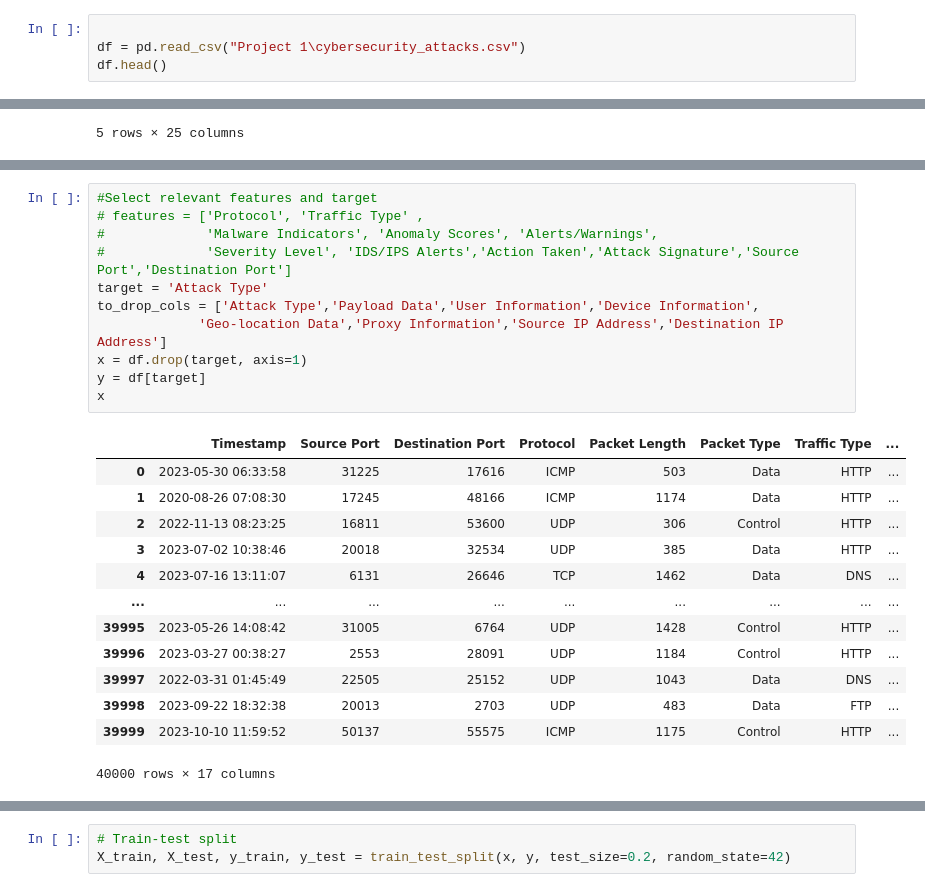
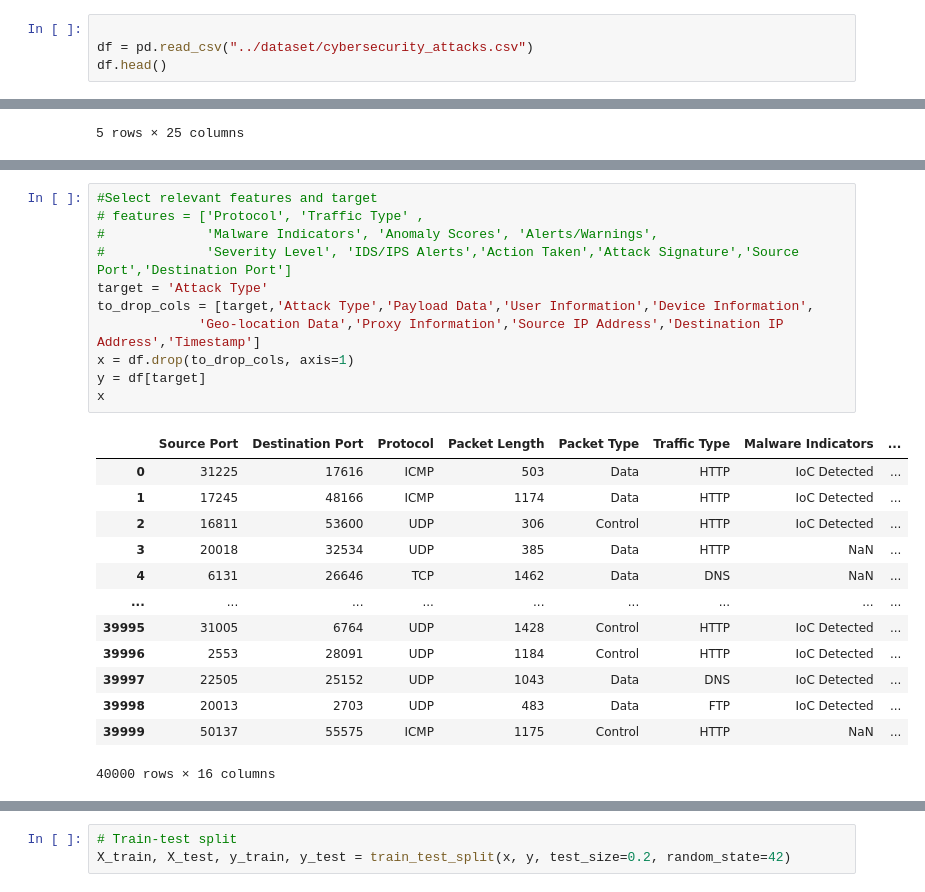
Before and after one commit to sacumesh/cyber-attack-predictor, a Jupyter notebook: notebook/experiment1.ipynb, the cells around one changed output, grey strips where cells are left out. Cells and saved outputs as stored; diff of their text form.

Commit message:
work on timestemp and proxy information

```diff
--- a/notebook/experiment1.ipynb
+++ b/notebook/experiment1.ipynb
@@ -14,7 +14,7 @@ from sklearn.feature_selection import RFE
 from sklearn.preprocessing import FunctionTransformer
 # %%
 
-df = pd.read_csv("Project 1\cybersecurity_attacks.csv")
+df = pd.read_csv("../dataset/cybersecurity_attacks.csv")
 df.head()
 # %% [output]
 |  | Timestamp | Source IP Address | Destination IP Address | Source Port | Destination Port | Protocol | ... |
@@ -42,28 +38,28 @@ Name: Source IP Address, Length: 40000, dtype: object
 # %%
 #Select relevant features and target
 # features = ['Protocol', 'Traffic Type' ,
 #             'Malware Indicators', 'Anomaly Scores', 'Alerts/Warnings',
 #             'Severity Level', 'IDS/IPS Alerts','Action Taken','Attack Signature','Source Port','Destination Port']
 target = 'Attack Type'
-to_drop_cols = ['Attack Type','Payload Data','User Information','Device Information',
-             'Geo-location Data','Proxy Information','Source IP Address','Destination IP Address']
-x = df.drop(target, axis=1)
+to_drop_cols = [target,'Attack Type','Payload Data','User Information','Device Information',
+             'Geo-location Data','Proxy Information','Source IP Address','Destination IP Address','Timestamp']
+x = df.drop(to_drop_cols, axis=1)
 y = df[target]
 x
 # %% [output]
-|  | Timestamp | Source Port | Destination Port | Protocol | Packet Length | Packet Type | Traffic Type | ... |
-| 0 | 2023-05-30 06:33:58 | 31225 | 17616 | ICMP | 503 | Data | HTTP | ... |
-| 1 | 2020-08-26 07:08:30 | 17245 | 48166 | ICMP | 1174 | Data | HTTP | ... |
-| 2 | 2022-11-13 08:23:25 | 16811 | 53600 | UDP | 306 | Control | HTTP | ... |
-| 3 | 2023-07-02 10:38:46 | 20018 | 32534 | UDP | 385 | Data | HTTP | ... |
-| 4 | 2023-07-16 13:11:07 | 6131 | 26646 | TCP | 1462 | Data | DNS | ... |
+|  | Source Port | Destination Port | Protocol | Packet Length | Packet Type | Traffic Type | Malware Indicators | ... |
+| 0 | 31225 | 17616 | ICMP | 503 | Data | HTTP | IoC Detected | ... |
+| 1 | 17245 | 48166 | ICMP | 1174 | Data | HTTP | IoC Detected | ... |
+| 2 | 16811 | 53600 | UDP | 306 | Control | HTTP | IoC Detected | ... |
+| 3 | 20018 | 32534 | UDP | 385 | Data | HTTP | NaN | ... |
+| 4 | 6131 | 26646 | TCP | 1462 | Data | DNS | NaN | ... |
 | ... | ... | ... | ... | ... | ... | ... | ... | ... |
-| 39995 | 2023-05-26 14:08:42 | 31005 | 6764 | UDP | 1428 | Control | HTTP | ... |
-| 39996 | 2023-03-27 00:38:27 | 2553 | 28091 | UDP | 1184 | Control | HTTP | ... |
-| 39997 | 2022-03-31 01:45:49 | 22505 | 25152 | UDP | 1043 | Data | DNS | ... |
-| 39998 | 2023-09-22 18:32:38 | 20013 | 2703 | UDP | 483 | Data | FTP | ... |
-| 39999 | 2023-10-10 11:59:52 | 50137 | 55575 | ICMP | 1175 | Control | HTTP | ... |
+| 39995 | 31005 | 6764 | UDP | 1428 | Control | HTTP | IoC Detected | ... |
+| 39996 | 2553 | 28091 | UDP | 1184 | Control | HTTP | IoC Detected | ... |
+| 39997 | 22505 | 25152 | UDP | 1043 | Data | DNS | IoC Detected | ... |
+| 39998 | 20013 | 2703 | UDP | 483 | Data | FTP | IoC Detected | ... |
+| 39999 | 50137 | 55575 | ICMP | 1175 | Control | HTTP | NaN | ... |
-40000 rows × 17 columns
+40000 rows × 16 columns
 # %%
 x['Alerts/Warnings'] = x['Alerts/Warnings'].notna().astype(int)
 x['IDS/IPS Alerts'] = x['IDS/IPS Alerts'].notna().astype(int)
```
Also changed, not shown: parts of 5 cells of this notebook, 3 other files.
